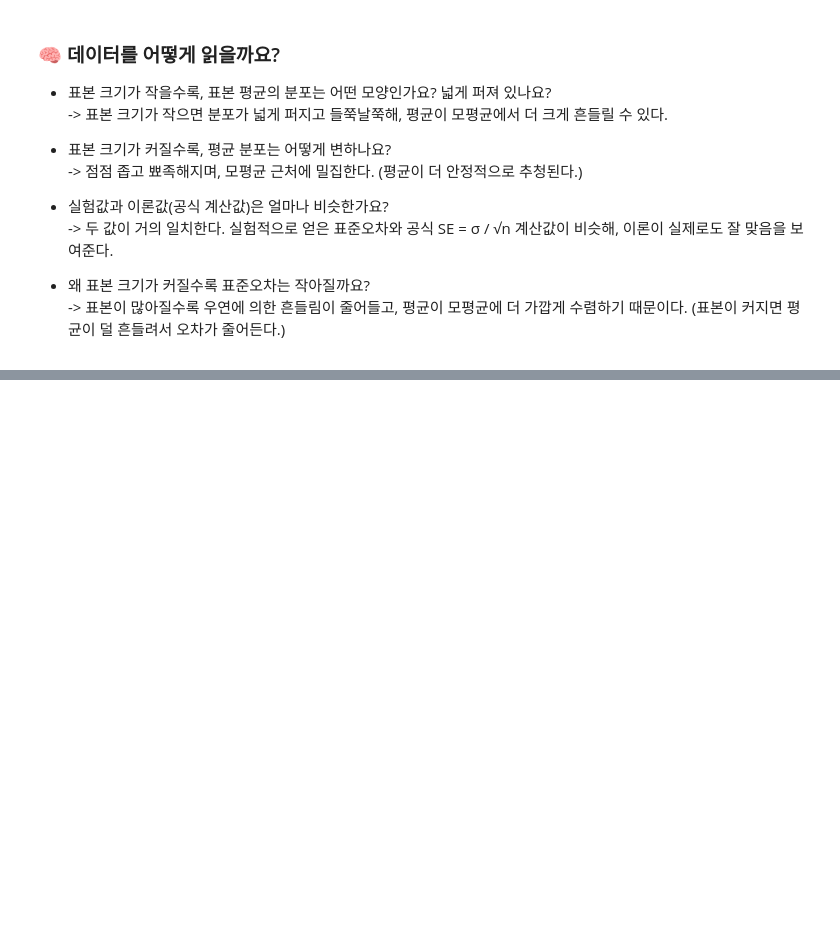
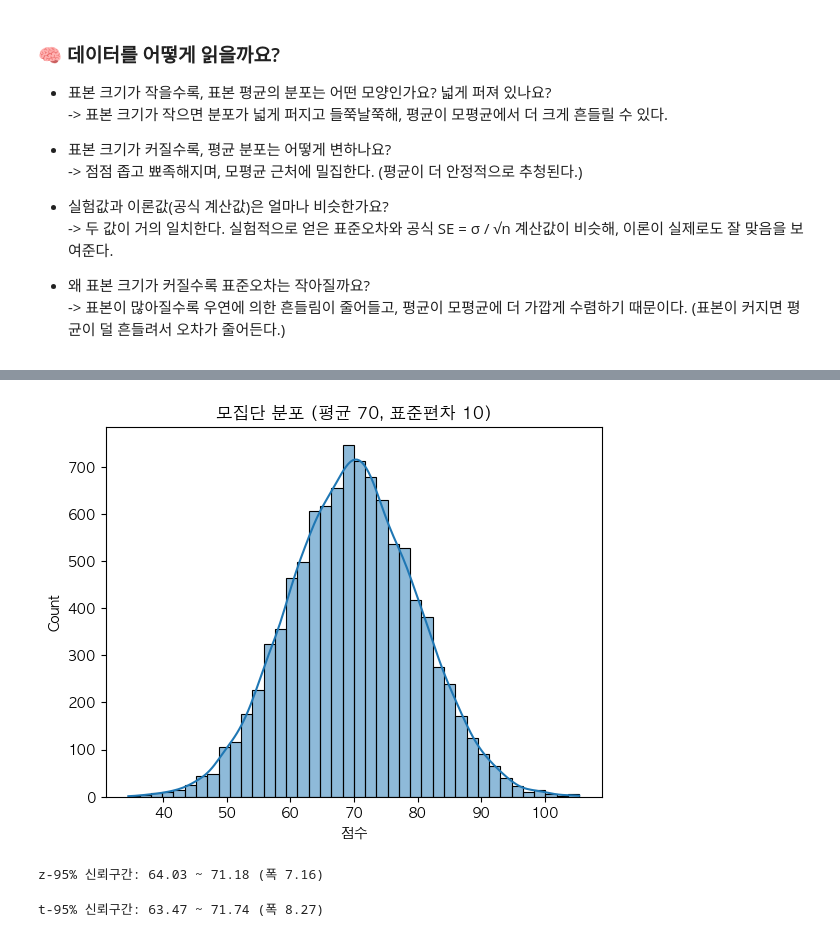
Before and after one commit to twinklefins/modu_project, a Jupyter notebook: 통계101_Day02_실습 .ipynb, the cells around one changed output, grey strips where cells are left out. Saved outputs shown, nothing was run; the diff lists cells and outputs as text; code cells hidden in the pictures; blank space fills up the shorter version.

```diff
--- a/통계101_Day02_실습 .ipynb
+++ b/통계101_Day02_실습 .ipynb
@@ -316,0 +348,12 @@ plt.show()
+# %%
+# 모집단 생성
+np.random.seed(2025)
+population = np.random.normal(loc=70, scale=10, size=10000)
+
+# 모집단 시각화
+sns.histplot(population, bins=40, kde=True)
+plt.title("모집단 분포 (평균 70, 표준편차 10)")
+plt.xlabel("점수")
+plt.show()
+# %% [output]
+[figure, added]
@@ -316,0 +369,27 @@ plt.show()
+# %%
+# Q2. 모집단의 표준편차를 알고 있다고 가정하고, z-분포를 사용하여 95% 신뢰구간을 계산해봅시다.
+# st.norm.ppf(p): 표준정규분포에서 누적확률이 p가 되게 하는 분위값
+# 95% 양측 신뢰구간은 가운데 95%를 남기고 양끝 2.5%씩 버리므로 0.975 사용
+
+import scipy.stats as st
+
+sigma = 10                      # 모집단 표준편차(알고 있다고 가정)
+z = st.norm.ppf(0.975)          # 95% 양측 → 0.975 분위수 ≈ 1.96
+se_z = sigma / np.sqrt(len(sample))
+
+ci_z = (sample_mean - z*se_z, sample_mean + z*se_z)    # 신뢰구간 공식: 평균 ± 임계값 × SE (여기서는 z값과 σ/√n(z에서 쓰는 SE)을 사용)
+print(f"z-95% 신뢰구간: {ci_z[0]:.2f} ~ {ci_z[1]:.2f} (폭 {ci_z[1]-ci_z[0]:.2f})")
+# %% [output]
+z-95% 신뢰구간: 64.03 ~ 71.18 (폭 7.16)
+# %%
+# Q3. 모집단의 표준편차를 모른다고 가정하고, 표본 표준편차와 t-분포를 사용하여 95% 신뢰구간을 계산해봅시다.
+# 모집단 표준편차를 모르니 표본 표준편차를 쓰고, 분포는 t-분포를 사용
+# 표본이 적을수록(t의 꼬리가 두꺼워서) 구간이 더 넓게 나온다
+
+df = len(sample) - 1            # 자유도(표본개수 - 1)
+tcrit = st.t.ppf(0.975, df=df)  # t-분포 임계값
+
+ci_t = (sample_mean - tcrit*se, sample_mean + tcrit*se)     # 신뢰구간 공식: 평균 ± 임계값 × SE (t값과 표본 기반 SE(= sample_std/√n) 를 사용)
+print(f"t-95% 신뢰구간: {ci_t[0]:.2f} ~ {ci_t[1]:.2f} (폭 {ci_t[1]-ci_t[0]:.2f})")
+# %% [output]
+t-95% 신뢰구간: 63.47 ~ 71.74 (폭 8.27)
```
Also changed, not shown: parts of 16 cells of this notebook.
